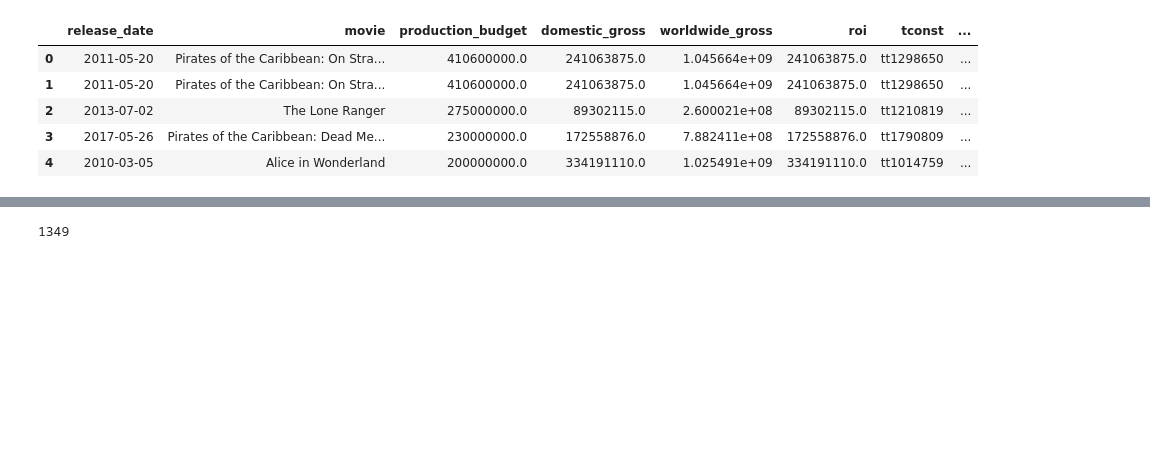
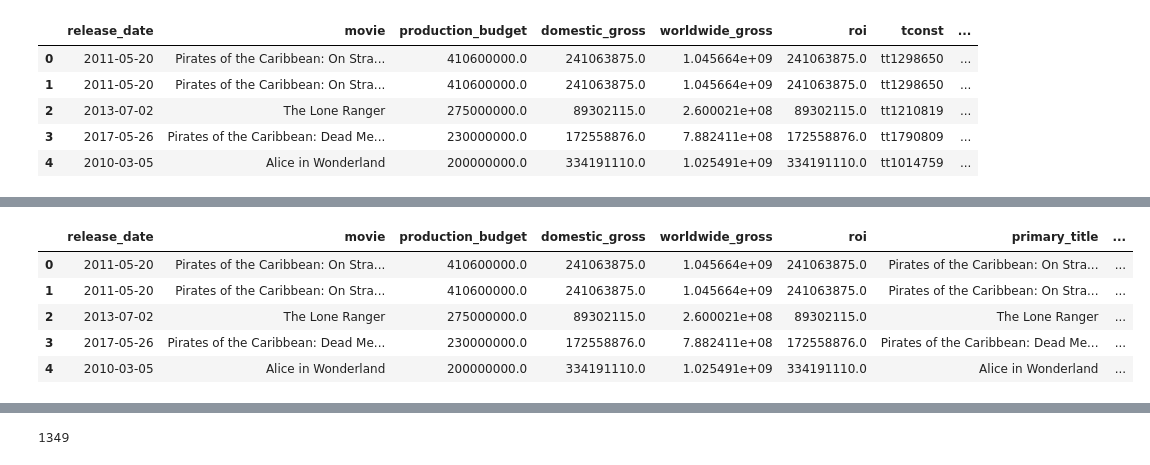
Before and after one commit to Freddy-2021/dsc-phase-1-project, a Jupyter notebook: student.ipynb, the cells around one changed output, grey strips where cells are left out. Cells and saved outputs as stored; diff of their text form; code cells hidden in the pictures; blank space fills up the shorter version.

```diff
--- a/student.ipynb
+++ b/student.ipynb
@@ -693,3 +693,9 @@ None
 | 2 | 2013-07-02 | The Lone Ranger | 275000000.0 | 89302115.0 | 2.600021e+08 | 89302115.0 | tt1210819 | ... |
 | 3 | 2017-05-26 | Pirates of the Caribbean: Dead Me... | 230000000.0 | 172558876.0 | 7.882411e+08 | 172558876.0 | tt1790809 | ... |
 | 4 | 2010-03-05 | Alice in Wonderland | 200000000.0 | 334191110.0 | 1.025491e+09 | 334191110.0 | tt1014759 | ... |
+# %%
+#I will drop a few columns I don'tplan to use ('nconst', 'tconst', 'original_title'):
+movie_stats_df = all_movie_df.drop(columns=['nconst', 'tconst', 'original_title'])
+
+#confirm:
+movie_stats_df.info()
@@ -695,0 +722,15 @@ None
+# %%
+#I will set the 'genres' column, so that there is only one genre per row. This will help
+#in the analysis.
+#Use .split() to split these, creating a list based on the delimiter ',':
+movie_stats_df['genres'] = movie_stats_df['genres'].str.split(',')
+
+#confirm:
+movie_stats_df.head()
+# %% [output]
+|  | release_date | movie | production_budget | domestic_gross | worldwide_gross | roi | primary_title | ... |
+| 0 | 2011-05-20 | Pirates of the Caribbean: On Stra... | 410600000.0 | 241063875.0 | 1.045664e+09 | 241063875.0 | Pirates of the Caribbean: On Stra... | ... |
+| 1 | 2011-05-20 | Pirates of the Caribbean: On Stra... | 410600000.0 | 241063875.0 | 1.045664e+09 | 241063875.0 | Pirates of the Caribbean: On Stra... | ... |
+| 2 | 2013-07-02 | The Lone Ranger | 275000000.0 | 89302115.0 | 2.600021e+08 | 89302115.0 | The Lone Ranger | ... |
+| 3 | 2017-05-26 | Pirates of the Caribbean: Dead Me... | 230000000.0 | 172558876.0 | 7.882411e+08 | 172558876.0 | Pirates of the Caribbean: Dead Me... | ... |
+| 4 | 2010-03-05 | Alice in Wonderland | 200000000.0 | 334191110.0 | 1.025491e+09 | 334191110.0 | Alice in Wonderland | ... |
```
Also changed, not shown: parts of 6 cells of this notebook.
